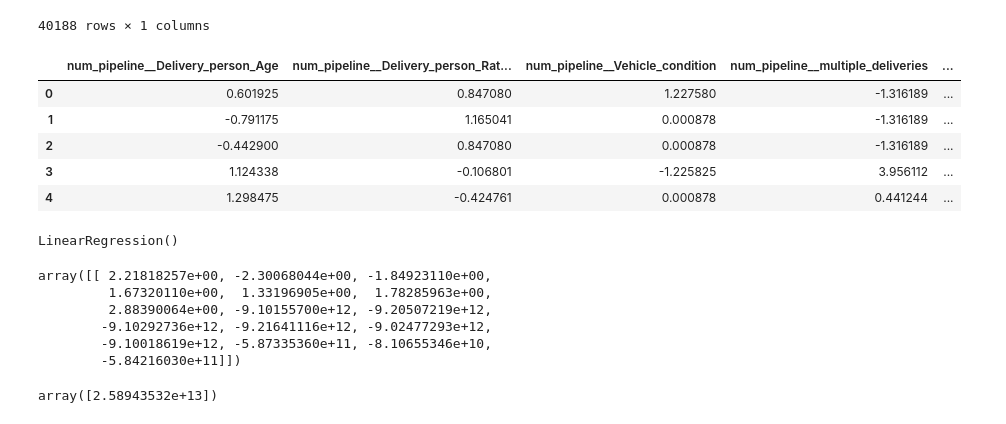
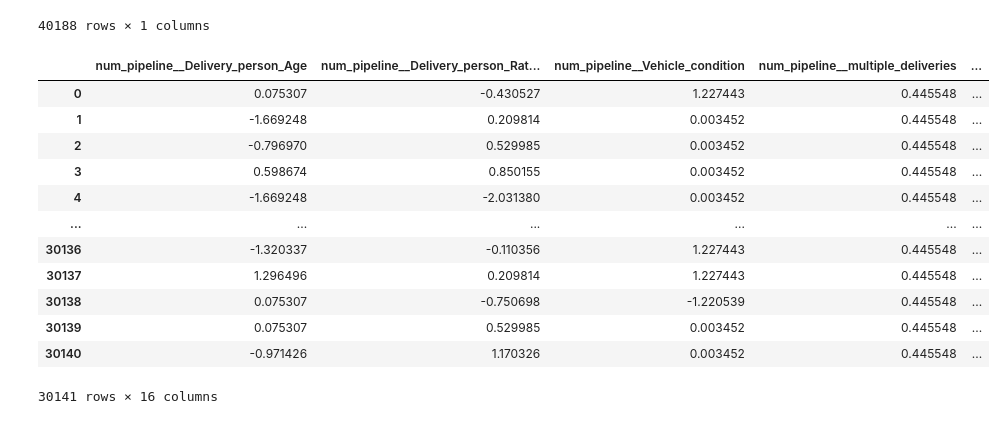
Before and after one commit to shashank2589/Food-Delivery-Time-Prediction, a Jupyter notebook: notebooks/Model Training.ipynb, the cells around one changed output. Cells and saved outputs as stored; diff of their text form; code cells hidden in the pictures.

```diff
--- a/notebooks/Model Training.ipynb
+++ b/notebooks/Model Training.ipynb
@@ -80,16 +80,14 @@ num_pipeline=Pipeline(
 cat_pipeline=Pipeline(
     steps=[
     ('imputer',SimpleImputer(strategy='most_frequent')),
-    ('ordinalencoder',OrdinalEncoder(categories=[traffic_categories])),
-    ('scaler',StandardScaler())
+    ('ordinalencoder',OrdinalEncoder(categories=[traffic_categories]))
     ]
 )
 
 cat_pipeline1=Pipeline(
     steps=[
     ('imputer',SimpleImputer(strategy='most_frequent')),
-    ('onehotencoder',OneHotEncoder(handle_unknown = "ignore")),
-    ('scaler',StandardScaler(with_mean=False))
+    ('onehotencoder',OneHotEncoder(handle_unknown = "ignore"))
     ]
 )
 
@@ -104,16 +102,23 @@ preprocessor=ColumnTransformer([
 
 from sklearn.model_selection import train_test_split
 
-X_train,X_test,y_train,y_test=train_test_split(X,Y,test_size=0.20,random_state=30)
+X_train,X_test,y_train,y_test=train_test_split(X,Y,test_size=0.25,random_state=42)
 # %%
 X_train=pd.DataFrame(preprocessor.fit_transform(X_train),columns=preprocessor.get_feature_names_out())
 X_test=pd.DataFrame(preprocessor.transform(X_test),columns=preprocessor.get_feature_names_out())
 # %%
-X_train.head()
+X_train
 # %% [output]
 |  | num_pipeline__Delivery_person_Age | num_pipeline__Delivery_person_Rat... | num_pipeline__Vehicle_condition | num_pipeline__multiple_deliveries | ... |
-| 0 | 0.601925 | 0.847080 | 1.227580 | -1.316189 | ... |
-| 1 | -0.791175 | 1.165041 | 0.000878 | -1.316189 | ... |
-| 2 | -0.442900 | 0.847080 | 0.000878 | -1.316189 | ... |
-| 3 | 1.124338 | -0.106801 | -1.225825 | 3.956112 | ... |
-| 4 | 1.298475 | -0.424761 | 0.000878 | 0.441244 | ... |
+| 0 | 0.075307 | -0.430527 | 1.227443 | 0.445548 | ... |
+| 1 | -1.669248 | 0.209814 | 0.003452 | 0.445548 | ... |
+| 2 | -0.796970 | 0.529985 | 0.003452 | 0.445548 | ... |
+| 3 | 0.598674 | 0.850155 | 0.003452 | 0.445548 | ... |
+| 4 | -1.669248 | -2.031380 | 0.003452 | 0.445548 | ... |
+| ... | ... | ... | ... | ... | ... |
+| 30136 | -1.320337 | -0.110356 | 1.227443 | 0.445548 | ... |
+| 30137 | 1.296496 | 0.209814 | 1.227443 | 0.445548 | ... |
+| 30138 | 0.075307 | -0.750698 | -1.220539 | 0.445548 | ... |
+| 30139 | 0.075307 | 0.529985 | 0.003452 | 0.445548 | ... |
+| 30140 | -0.971426 | 1.170326 | 0.003452 | 0.445548 | ... |
+30141 rows × 16 columns
@@ -125,18 +124,0 @@ from sklearn.metrics import r2_score,mean_absolute_error,mean_squared_error
-# %%
-regression=LinearRegression()
-regression.fit(X_train,y_train)
-# %% [output]
-LinearRegression()
-# %%
-regression.coef_
-# %% [output]
-array([[ 2.21818257e+00, -2.30068044e+00, -1.84923110e+00,
-         1.67320110e+00,  1.33196905e+00,  1.78285963e+00,
-         2.88390064e+00, -9.10155700e+12, -9.20507219e+12,
-        -9.10292736e+12, -9.21641116e+12, -9.02477293e+12,
-        -9.10018619e+12, -5.87335360e+11, -8.10655346e+10,
-        -5.84216030e+11]])
-# %%
-regression.intercept_
-# %% [output]
-array([2.58943532e+13])
```
Also changed, not shown: parts of 11 cells of this notebook, 11 other files.
